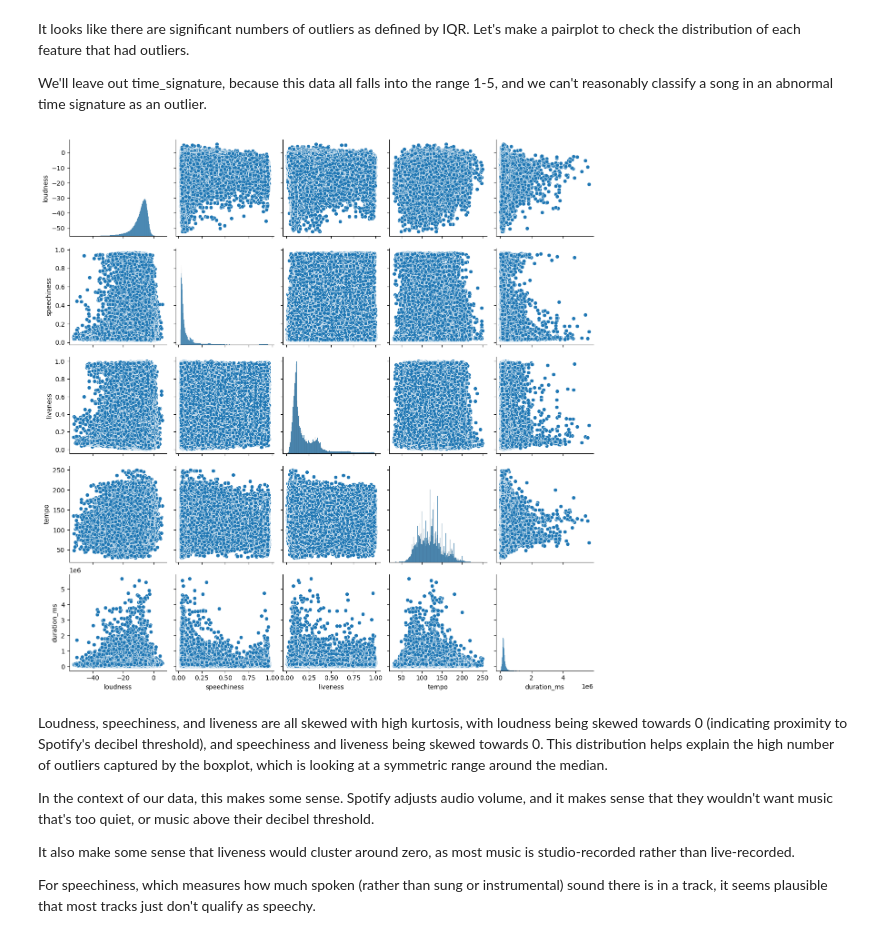
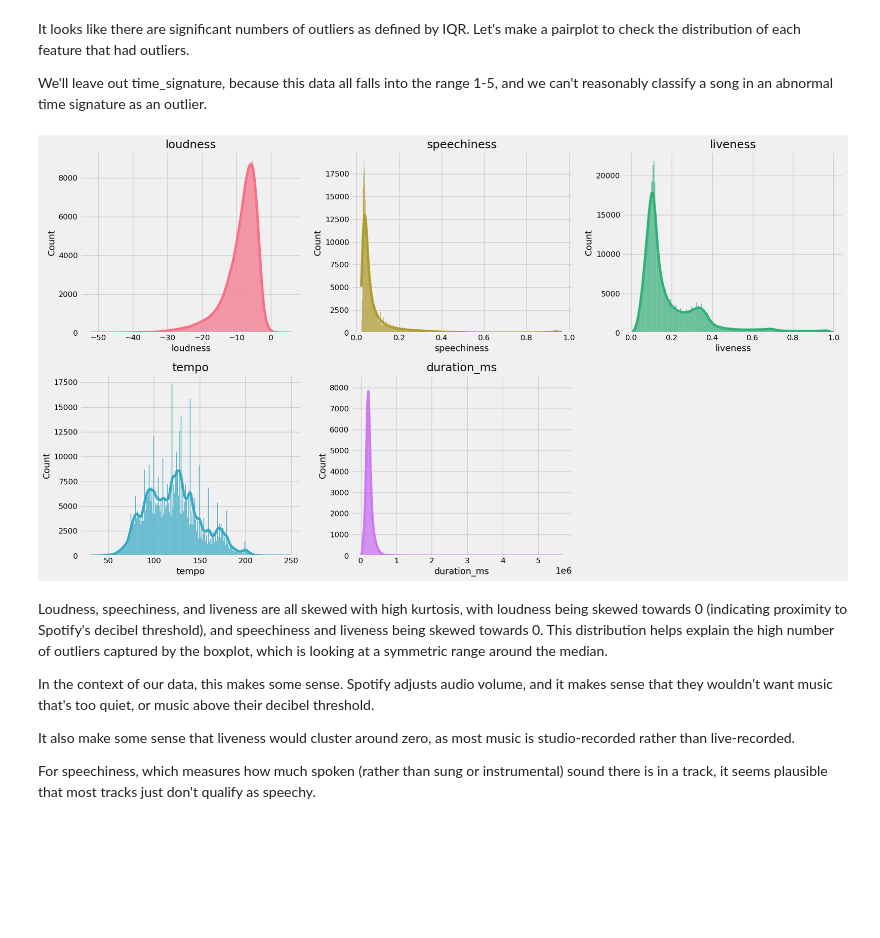
Before and after one commit to jackvandeleuv/music_analysis, a Jupyter notebook: track_cleaning.ipynb, the cells around one changed output. Drawn from its saved outputs; the diff is of its cells as text; code cells hidden in the pictures; blank space fills up the shorter version.

```diff
--- a/track_cleaning.ipynb
+++ b/track_cleaning.ipynb
@@ -201,11 +211,35 @@ plt.show()
 It looks like there are significant numbers of outliers as defined by IQR. Let's make a pairplot to check the distribution of each feature that had outliers.
 
 We'll leave out time_signature, because this data all falls into the range 1-5, and we can't reasonably classify a song in an abnormal time signature as an outlier.
-# %%
-sns.pairplot(tracks.loc[:, ['loudness', 'speechiness', 'liveness', 'tempo', 'duration_ms']])
-plt.show()
-# %% [output]
-[figure, removed]
+# %%
+columns = ['loudness', 'speechiness', 'liveness', 'tempo', 'duration_ms']
+tracks_outliers = tracks.loc[:, columns]
+
+# Determine the number of rows and columns for the subplots
+nrows = 2
+ncols = 3
+
+# Create a figure and set its size
+fig, axes = plt.subplots(nrows=nrows, ncols=ncols, figsize=(18, 10), sharey=False)
+axes = axes.flatten()
+
+# Customize the color palette for the distribution plots
+colors = sns.color_palette('husl', len(columns))
+
+for i, col in enumerate(columns):
+    sns.histplot(data=tracks_outliers, x=col, kde=True, color=colors[i], ax=axes[i], alpha=0.8)
+    axes[i].set_title(col, fontsize=18)
+    axes[i].set_xlabel(col, fontsize=14)
+    axes[i].set_ylabel('Count', fontsize=14)
+    axes[i].tick_params(axis='both', labelsize=12)
+
+for i in range(len(columns), nrows * ncols):
+    fig.delaxes(axes[i])
+
+fig.tight_layout()
+plt.show()
+# %% [output]
+[figure, added]
 # %% [markdown]
 Loudness, speechiness, and liveness are all skewed with high kurtosis, with loudness being skewed towards 0 (indicating proximity to Spotify's decibel threshold), and speechiness and liveness being skewed towards 0. This distribution helps explain the high number of outliers captured by the boxplot, which is looking at a symmetric range around the median.
 
```
Also changed, not shown: parts of 4 cells of this notebook.
